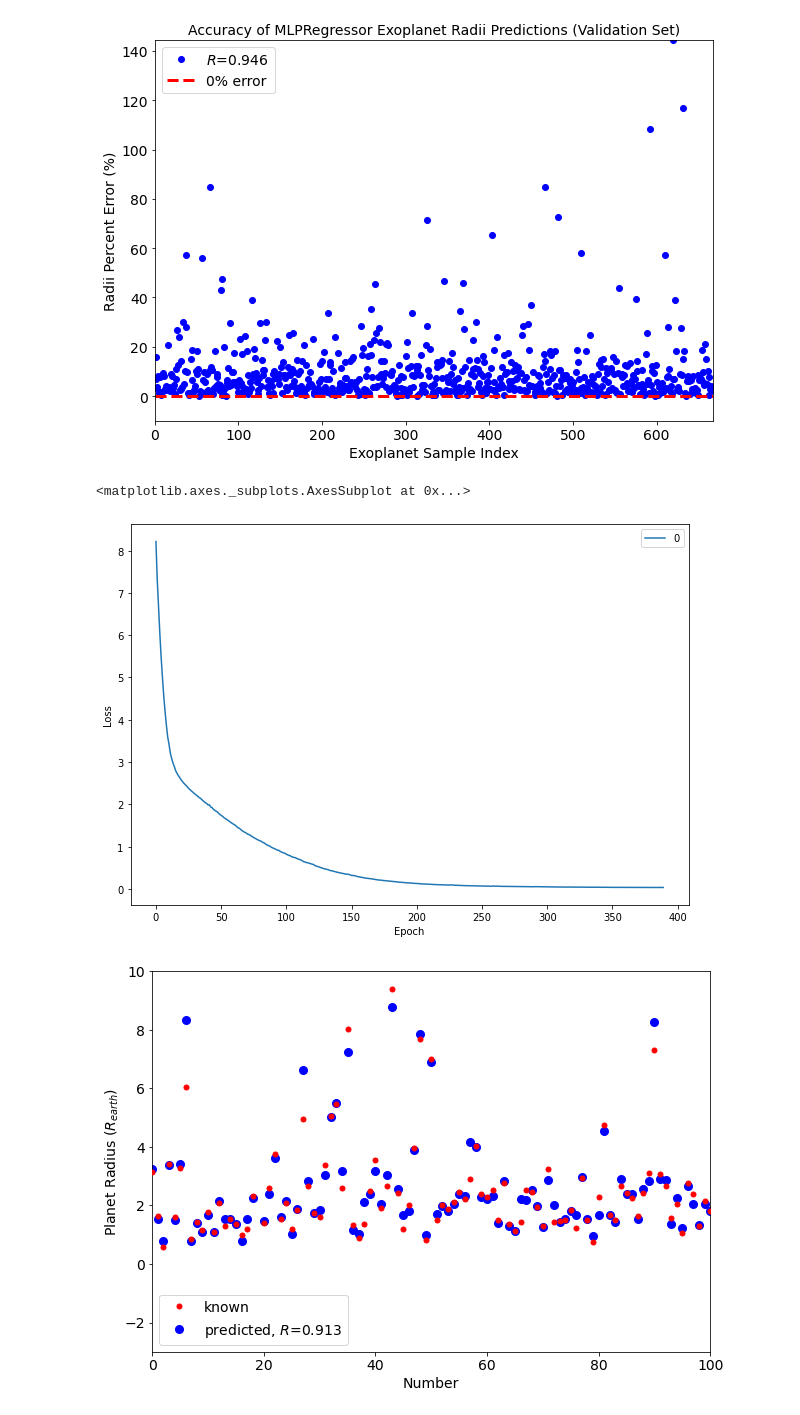
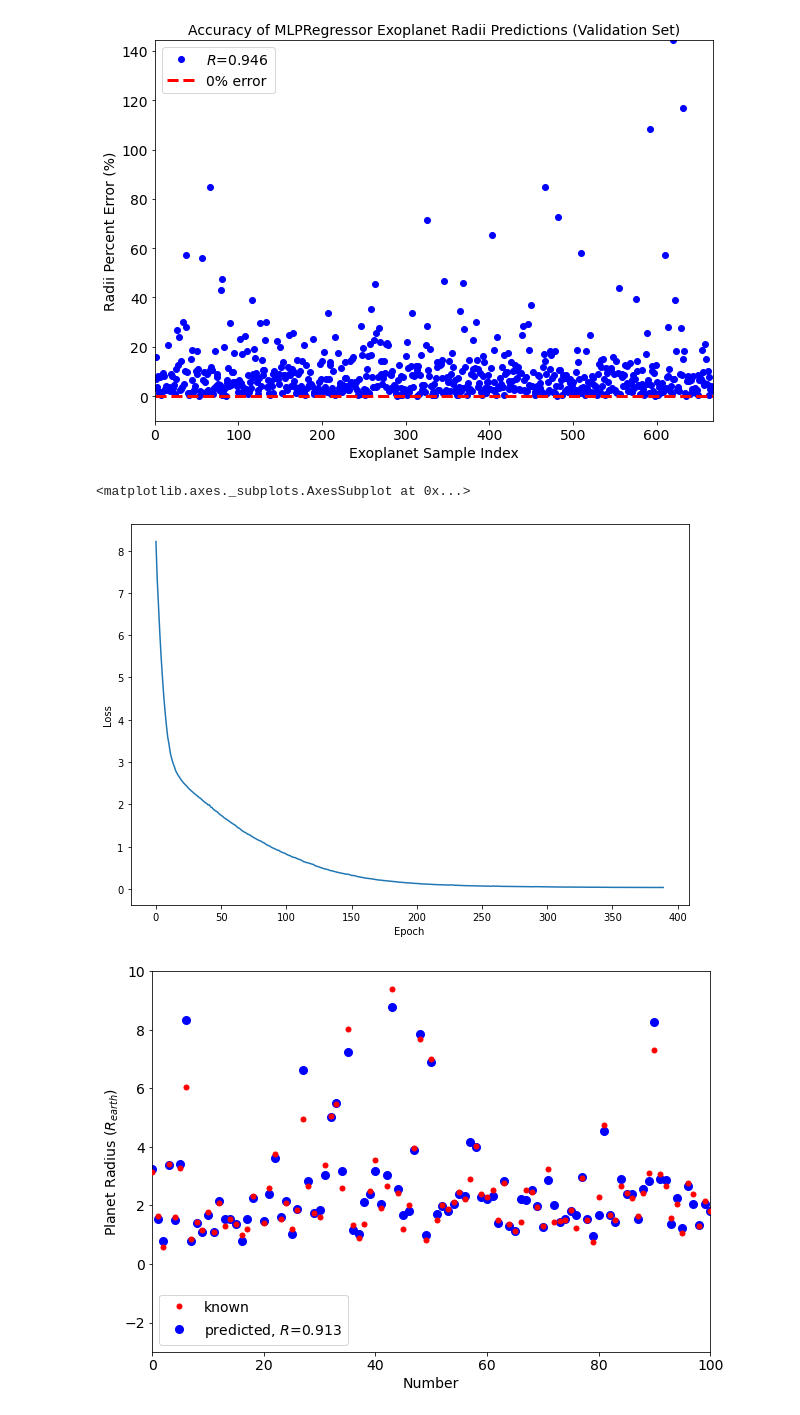
Before and after one commit to nicholasproietti/LGM, a Jupyter notebook: Kepler_Light_Curve_Reader.ipynb, the cells around one changed output. Cells and saved outputs as stored; diff of their text form; code cells hidden in the pictures.

```diff
--- a/Kepler_Light_Curve_Reader.ipynb
+++ b/Kepler_Light_Curve_Reader.ipynb
@@ -339,10 +339,10 @@ test_validate1(x_test=x_test, y_test=y_test, y_predict=y_predict, classifier=mlp
 667
 [figure]
 # %%
-pd.DataFrame(mlp.loss_curve_).plot(xlabel="Epoch", ylabel="Loss")
+pd.DataFrame(mlp.loss_curve_).plot(xlabel="Epoch", ylabel="Loss", legend=False)
 # %% [output]
 <matplotlib.axes._subplots.AxesSubplot at 0x...>
-[figure, old version]
+[figure, new version]
 # %%
 test_validate2(x_test=x_test, y_test=y_test, y_predict=y_predict, classifier=mlp)
 # %% [output]
```
